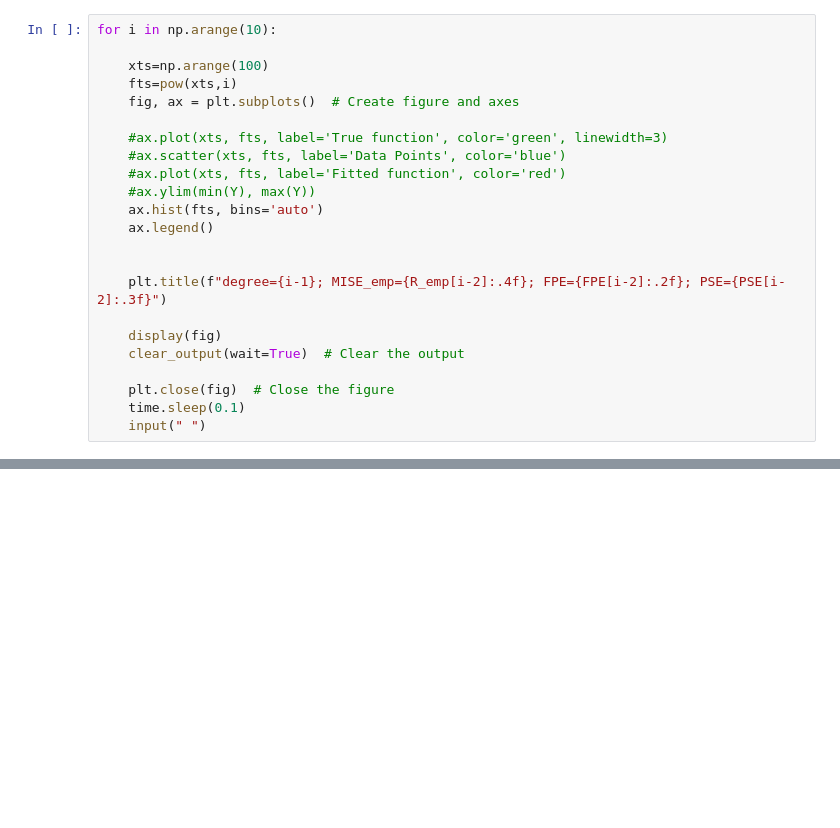
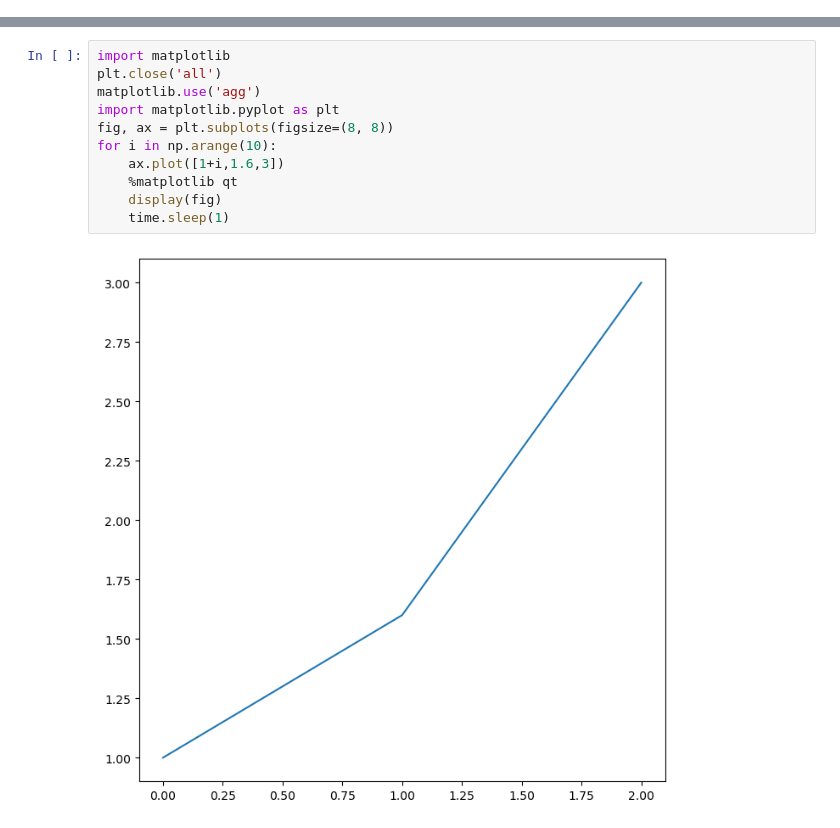
Before and after one commit to gbonte/gbcodepy, a Jupyter notebook: Sandbox.ipynb, the cells around one changed output, grey strips where cells are left out. Drawn from its saved outputs; the diff is of its cells as text; blank space fills up the shorter version.

```diff
--- a/Sandbox.ipynb
+++ b/Sandbox.ipynb
@@ -306,23 +288,0 @@ which.min(PSE)=11
-# %%
-for i in np.arange(10):
-
-    xts=np.arange(100)
-    fts=pow(xts,i)
-    fig, ax = plt.subplots()  # Create figure and axes
-
-    #ax.plot(xts, fts, label='True function', color='green', linewidth=3)
-    #ax.scatter(xts, fts, label='Data Points', color='blue')
-    #ax.plot(xts, fts, label='Fitted function', color='red')
-    #ax.ylim(min(Y), max(Y))
-    ax.hist(fts, bins='auto')
-    ax.legend()
-
-
-    plt.title(f"degree={i-1}; MISE_emp={R_emp[i-2]:.4f}; FPE={FPE[i-2]:.2f}; PSE={PSE[i-2]:.3f}")
-
-    display(fig)
-    clear_output(wait=True)  # Clear the output
-
-    plt.close(fig)  # Close the figure
-    time.sleep(0.1)
-    input(" ")
@@ -330,0 +948,13 @@ KeyboardInterrupt: Interrupted by user
+# %%
+import matplotlib
+plt.close('all')
+matplotlib.use('agg')
+import matplotlib.pyplot as plt
+fig, ax = plt.subplots(figsize=(8, 8))
+for i in np.arange(10):
+    ax.plot([1+i,1.6,3])
+    %matplotlib qt
+    display(fig)
+    time.sleep(1)
+# %% [output]
+[figure, added]
```
Also changed, not shown: parts of 19 cells of this notebook, 17 other files.
